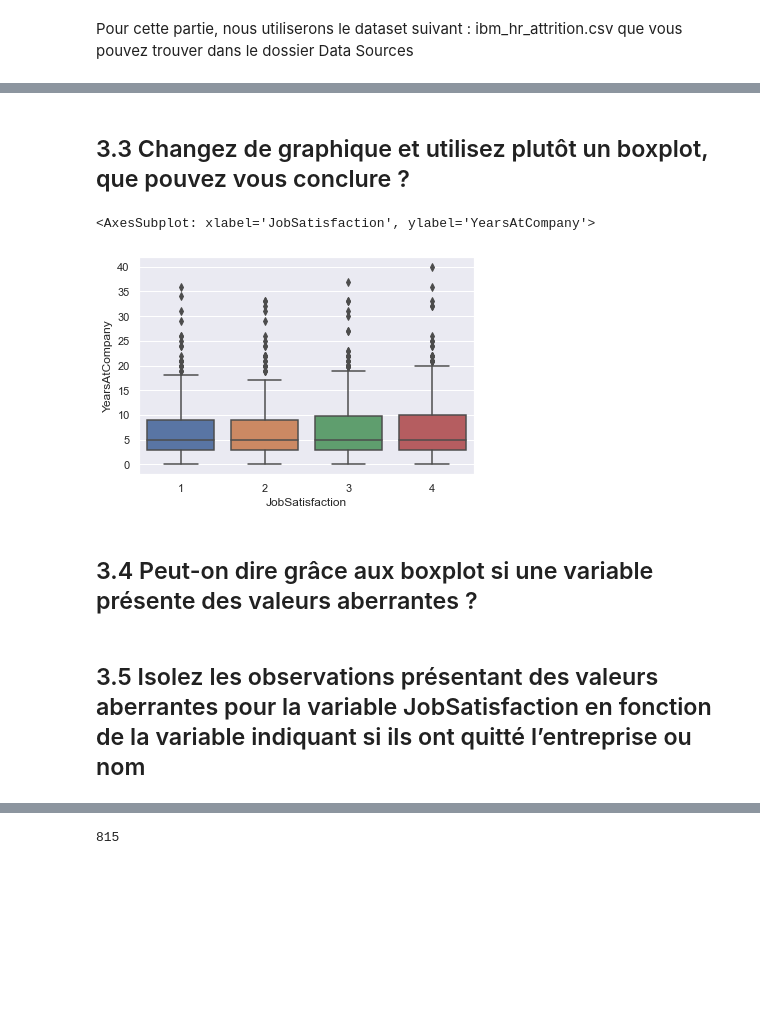
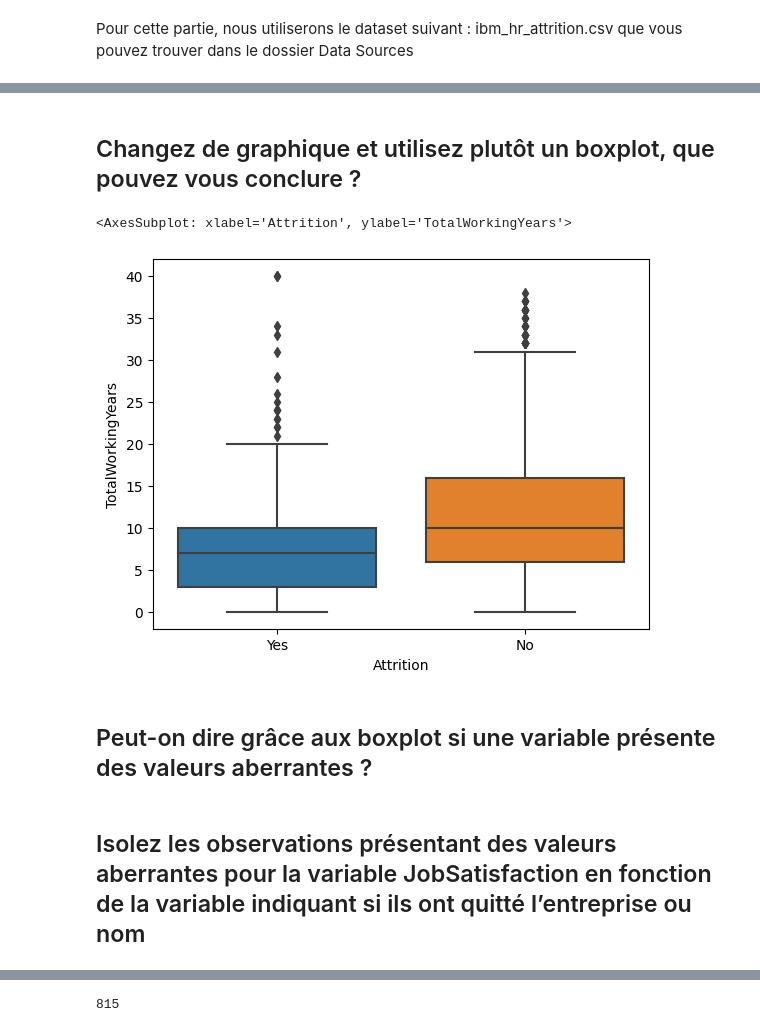
Before and after one commit to Argus416/h3hitema, a Jupyter notebook: Python/Analyse de données /Data Visualisation Statistiques.ipynb, the cells around one changed output, grey strips where cells are left out. Drawn from its saved outputs; the diff is of its cells as text; code cells hidden in the pictures; blank space fills up the shorter version.

```diff
--- a/Python/Analyse de données /Data Visualisation Statistiques.ipynb
+++ b/Python/Analyse de données /Data Visualisation Statistiques.ipynb
@@ -208,14 +212,14 @@ sns.catplot(x="JobSatisfaction", y="YearsAtCompany", data=df)
 # %% [markdown]
-## 3.3 Changez de graphique et utilisez plutôt un boxplot, que pouvez vous conclure ?
+## Changez de graphique et utilisez plutôt un boxplot, que pouvez vous conclure ?
 # %%
-sns.boxplot(x="JobSatisfaction", y="YearsAtCompany", data=df)
+sns.boxplot(x="Attrition", y="TotalWorkingYears", data=df)
 # %% [output]
-<AxesSubplot: xlabel='JobSatisfaction', ylabel='YearsAtCompany'>
+<AxesSubplot: xlabel='Attrition', ylabel='TotalWorkingYears'>
-[figure, old version]
+[figure, new version]
 # %% [markdown]
-## 3.4 Peut-on dire grâce aux boxplot si une variable présente des valeurs aberrantes ?
+## Peut-on dire grâce aux boxplot si une variable présente des valeurs aberrantes ?
 # %%
 #OUI
 # %% [markdown]
-## 3.5 Isolez les observations présentant des valeurs aberrantes pour la variable JobSatisfaction en fonction de la variable indiquant si ils ont quitté l’entreprise ou nom
+## Isolez les observations présentant des valeurs aberrantes pour la variable JobSatisfaction en fonction de la variable indiquant si ils ont quitté l’entreprise ou nom
 # %%
```
Also changed, not shown: parts of 46 cells of this notebook, 2 other files.
